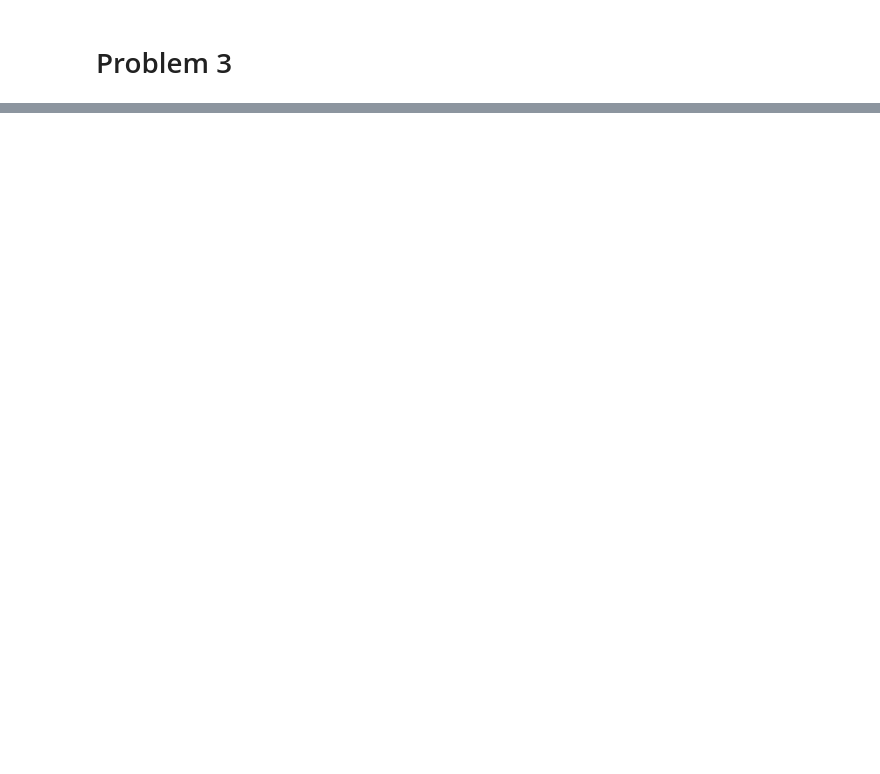
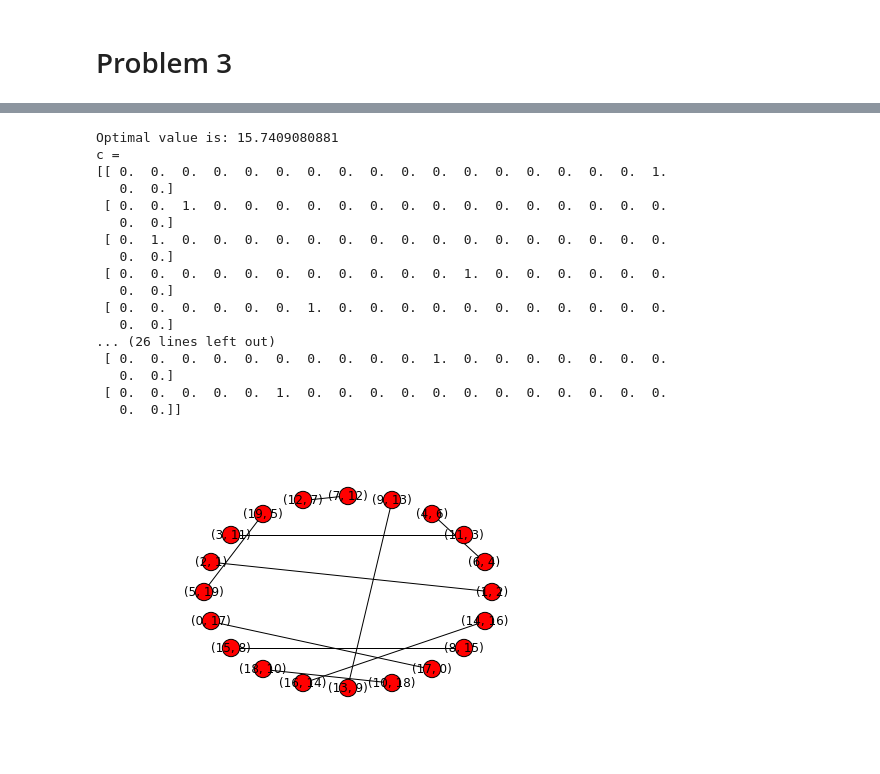
Before and after one commit to Aelphy/skoltech, a Jupyter notebook: term2/optimization_methods/Assignment3/hw3.ipynb, the cells around one changed output, grey strips where cells are left out. Cells and saved outputs as stored; diff of their text form; code cells hidden in the pictures; blank space fills up the shorter version.

```diff
--- a/term2/optimization_methods/Assignment3/hw3.ipynb
+++ b/term2/optimization_methods/Assignment3/hw3.ipynb
@@ -360,0 +325,43 @@ plt.matshow(C.value)
+# %%
+def solve_with_cuts(n, make_bool = False):
+    cuts = []
+    finished = False
+    current_value = None
+    current_conf = None
+
+    while not finished:
+        finished = True
+        current_value, current_conf = solve(n, cuts = cuts, make_bool = make_bool)
+        graph = generate_graph(current_conf)
+
+        for cc in nx.connected_components(graph):
+            if len(cc) > 2:
+                cuts.append(tuple(cc))
+                finished = False
+
+    return (current_value, current_conf)
+
+n = 20
+current_value, current_conf = solve_with_cuts(n)
+print('Optimal value is: {0}'.format(current_value))
+print('c = \n{0}'.format(current_conf))
+draw(current_conf)
+# %% [output]
+Optimal value is: 15.7409080881
+c =
+[[ 0.  0.  0.  0.  0.  0.  0.  0.  0.  0.  0.  0.  0.  0.  0.  0.  0.  1.
+   0.  0.]
+ [ 0.  0.  1.  0.  0.  0.  0.  0.  0.  0.  0.  0.  0.  0.  0.  0.  0.  0.
+   0.  0.]
+ [ 0.  1.  0.  0.  0.  0.  0.  0.  0.  0.  0.  0.  0.  0.  0.  0.  0.  0.
+   0.  0.]
+ [ 0.  0.  0.  0.  0.  0.  0.  0.  0.  0.  0.  1.  0.  0.  0.  0.  0.  0.
+   0.  0.]
+ [ 0.  0.  0.  0.  0.  0.  1.  0.  0.  0.  0.  0.  0.  0.  0.  0.  0.  0.
+   0.  0.]
+... (26 lines left out)
+ [ 0.  0.  0.  0.  0.  0.  0.  0.  0.  0.  1.  0.  0.  0.  0.  0.  0.  0.
+   0.  0.]
+ [ 0.  0.  0.  0.  0.  1.  0.  0.  0.  0.  0.  0.  0.  0.  0.  0.  0.  0.
+   0.  0.]]
+[figure, added]
```
Also changed, not shown: parts of 12 cells of this notebook, 32 other files.
